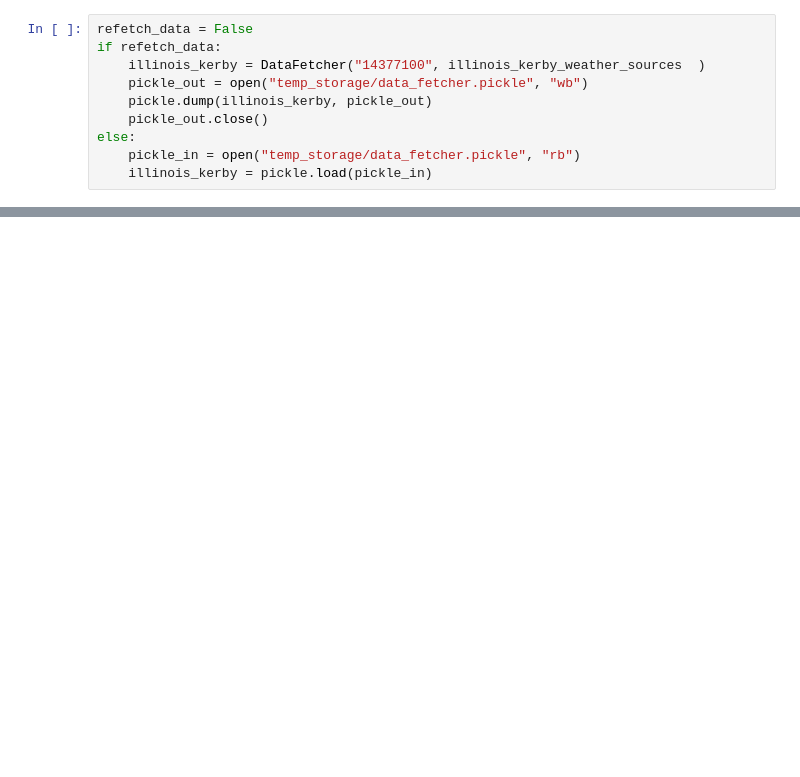
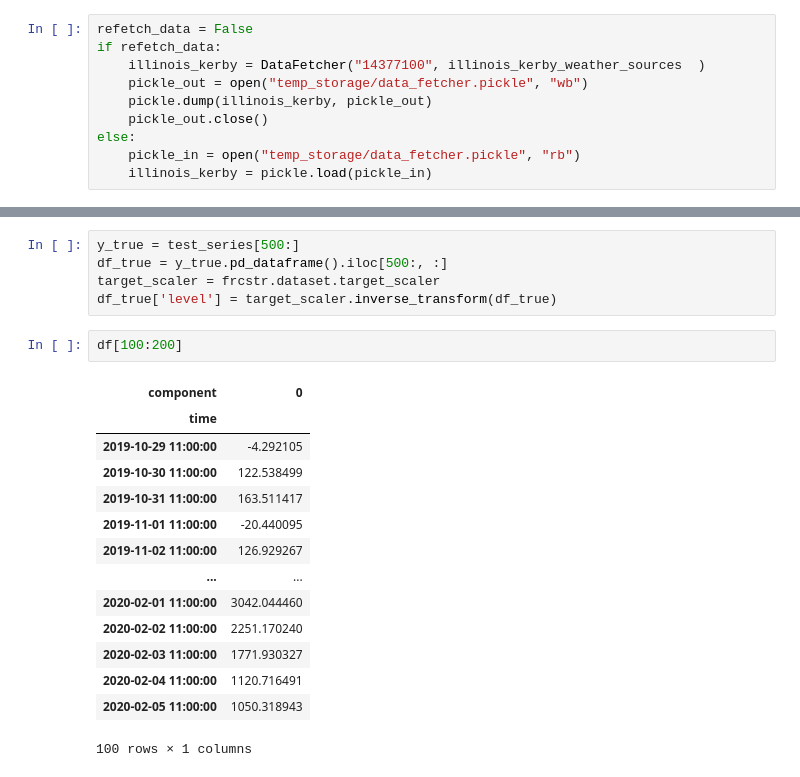
Before and after one commit to orion-junkins/river-level-forecasting, a Jupyter notebook: demo-darts.ipynb, the cells around one changed output, grey strips where cells are left out. Saved outputs shown, nothing was run; the diff lists cells and outputs as text; blank space fills up the shorter version.

```diff
--- a/demo-darts.ipynb
+++ b/demo-darts.ipynb
@@ -67,0 +89,22 @@ SyntaxError: invalid syntax (1662014541.py, line 1)
+# %%
+y_true = test_series[500:]
+df_true = y_true.pd_dataframe().iloc[500:, :]
+target_scaler = frcstr.dataset.target_scaler
+df_true['level'] = target_scaler.inverse_transform(df_true)
+# %%
+df[100:200]
+# %% [output]
+| component | 0 |
+| time |  |
+| 2019-10-29 11:00:00 | -4.292105 |
+| 2019-10-30 11:00:00 | 122.538499 |
+| 2019-10-31 11:00:00 | 163.511417 |
+| 2019-11-01 11:00:00 | -20.440095 |
+| 2019-11-02 11:00:00 | 126.929267 |
+| ... | ... |
+| 2020-02-01 11:00:00 | 3042.044460 |
+| 2020-02-02 11:00:00 | 2251.170240 |
+| 2020-02-03 11:00:00 | 1771.930327 |
+| 2020-02-04 11:00:00 | 1120.716491 |
+| 2020-02-05 11:00:00 | 1050.318943 |
+100 rows × 1 columns
```
Also changed, not shown: parts of 20 cells of this notebook.
